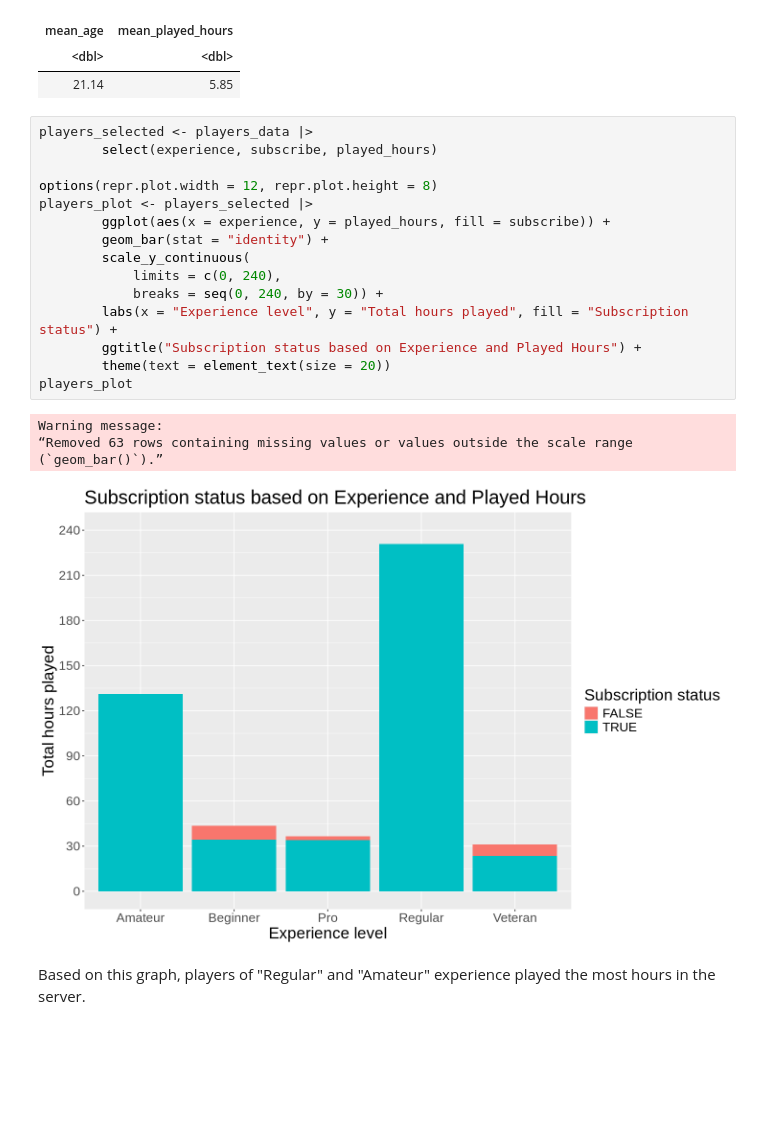
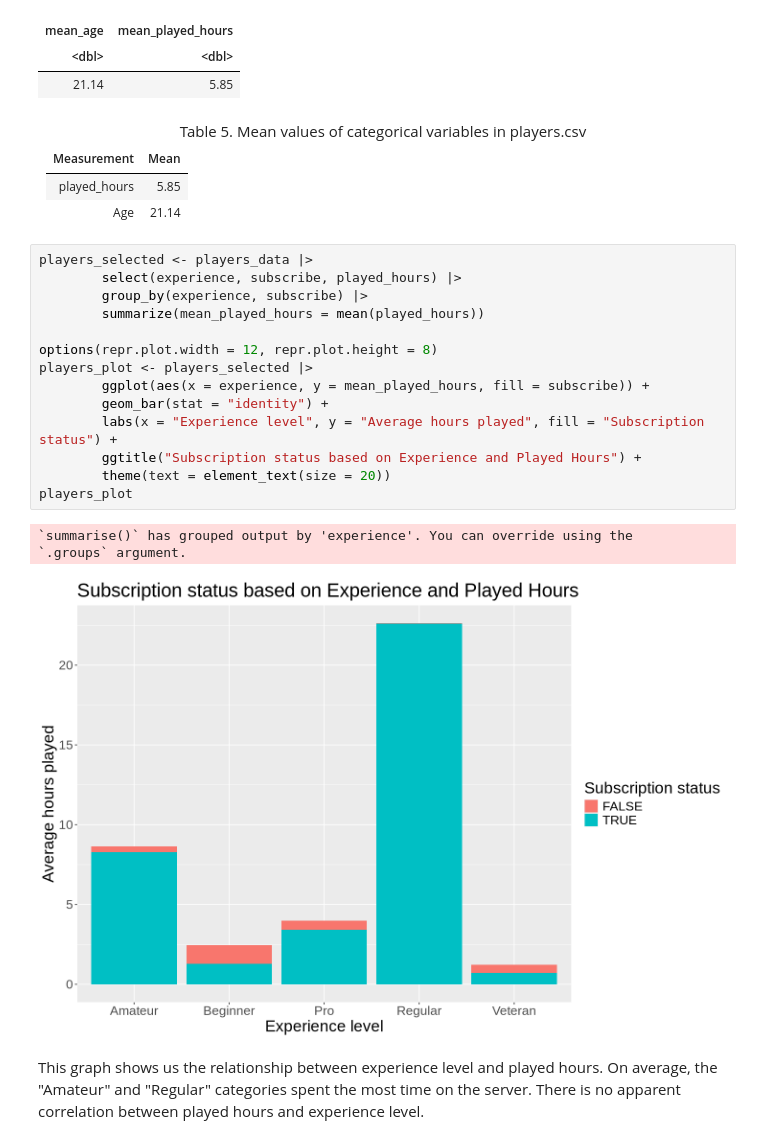
Before and after one commit to nkatanchik/dsci_project_planning, a Jupyter notebook: project_planning.ipynb, the cells around one changed output. Cells and saved outputs as stored; diff of their text form; blank space fills up the shorter version.

```diff
--- a/project_planning.ipynb
+++ b/project_planning.ipynb
@@ -148,26 +168,31 @@ A tibble: 1 × 2
 | mean_age | mean_played_hours |
 | <dbl> | <dbl> |
 | 21.14 | 5.85 |
+# %% [markdown]
+<center>Table 5. Mean values of categorical variables in players.csv</center>
+
+| Measurement | Mean |
+| ----------- | ---- |
+| played_hours | 5.85 |
+| Age | 21.14 |
 # %%
 players_selected <- players_data |>
-        select(experience, subscribe, played_hours)
+        select(experience, subscribe, played_hours) |>
+        group_by(experience, subscribe) |>
+        summarize(mean_played_hours = mean(played_hours))
 
 options(repr.plot.width = 12, repr.plot.height = 8)
 players_plot <- players_selected |>
-        ggplot(aes(x = experience, y = played_hours, fill = subscribe)) +
+        ggplot(aes(x = experience, y = mean_played_hours, fill = subscribe)) +
         geom_bar(stat = "identity") +
-        scale_y_continuous(
-            limits = c(0, 240),
-            breaks = seq(0, 240, by = 30)) +
-        labs(x = "Experience level", y = "Total hours played", fill = "Subscription status") +
+        labs(x = "Experience level", y = "Average hours played", fill = "Subscription status") +
         ggtitle("Subscription status based on Experience and Played Hours") +
         theme(text = element_text(size = 20))
 players_plot
 # %% [output]
-Warning message:
-“Removed 63 rows containing missing values or values outside the scale range
-(`geom_bar()`).”
+`summarise()` has grouped output by 'experience'. You can override using the
+`.groups` argument.
-[figure, old version]
+[figure, new version]
 # %% [markdown]
-Based on this graph, players of "Regular" and "Amateur" experience played the most hours in the server.
+This graph shows us the relationship between experience level and played hours. On average, the "Amateur" and "Regular" categories spent the most time on the server. There is no apparent correlation between played hours and experience level.
 # %%
```
Also changed, not shown: parts of 12 cells of this notebook.
